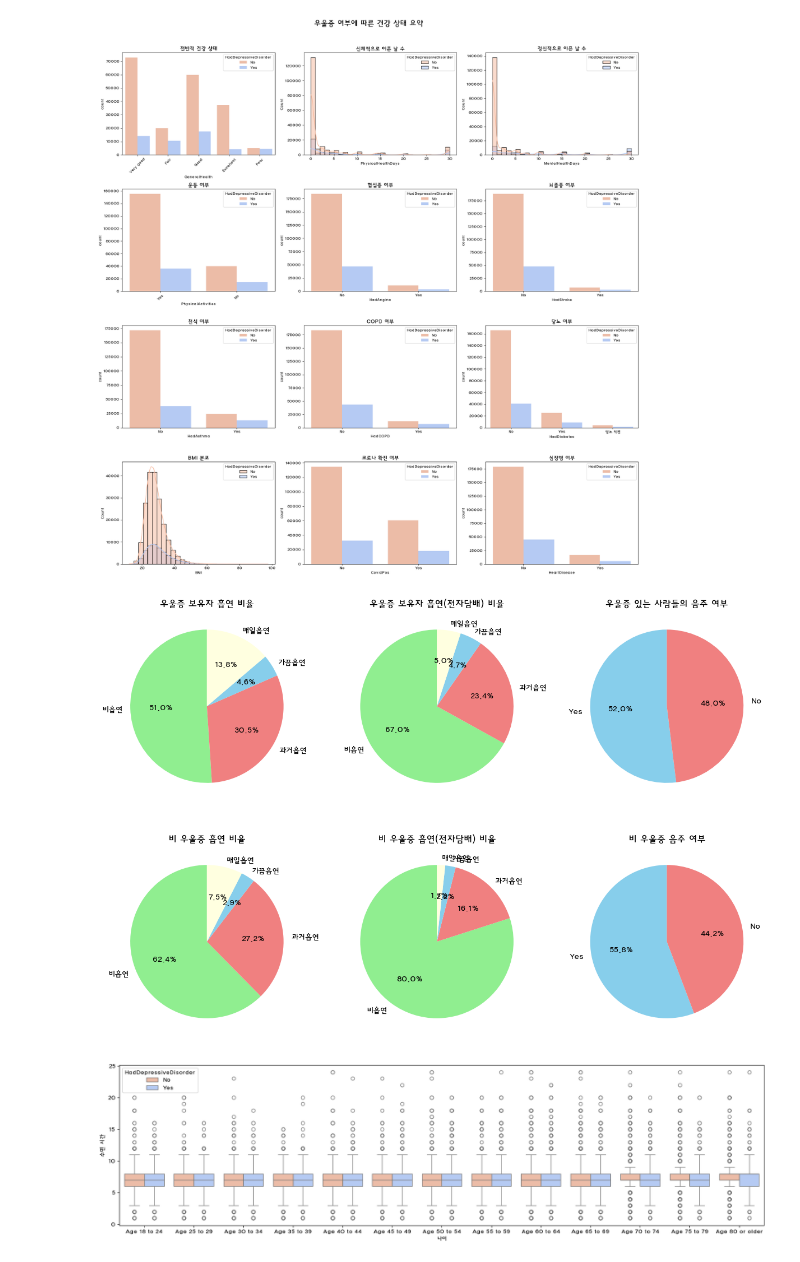
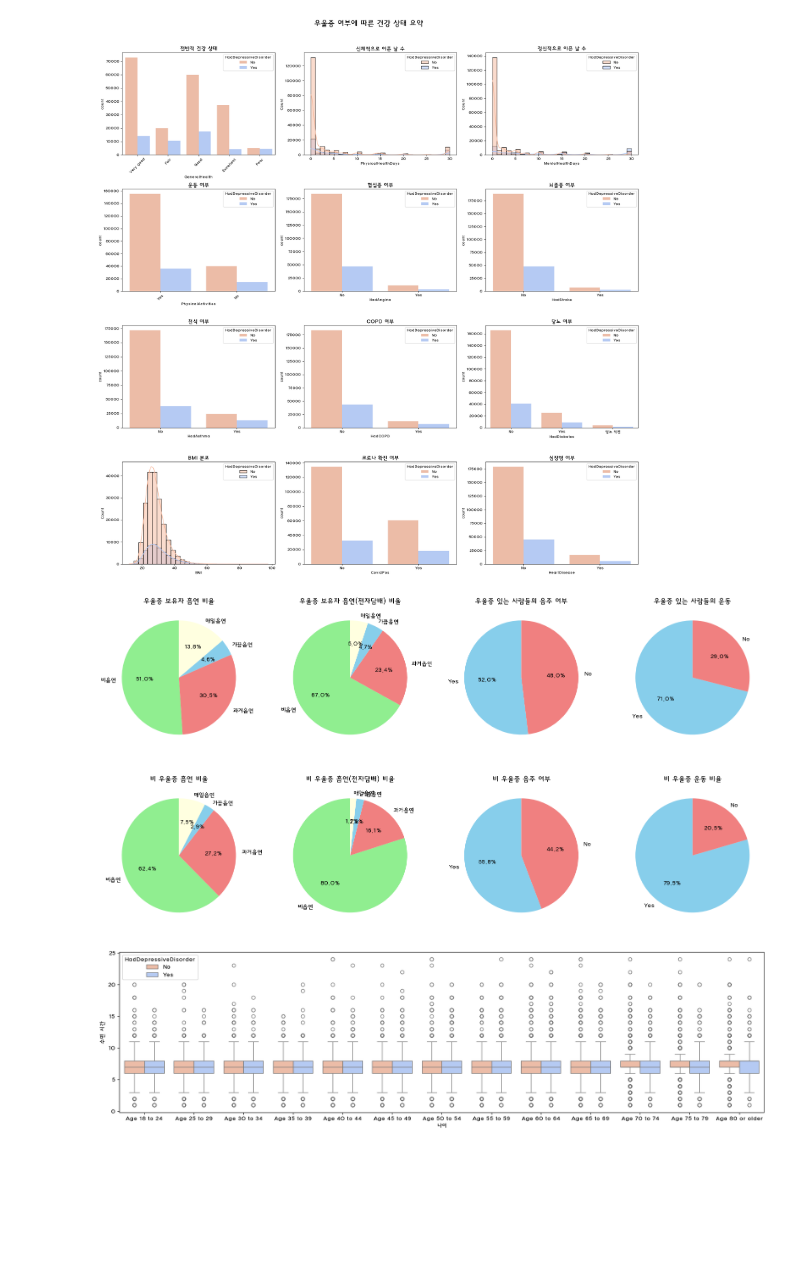
Before and after one commit to Team-3man/disease_analysis, a Jupyter notebook: heart_KSJ.ipynb, the cells around one changed output. Drawn from its saved outputs; the diff is of its cells as text; code cells hidden in the pictures; blank space fills up the shorter version.

```diff
--- a/heart_KSJ.ipynb
+++ b/heart_KSJ.ipynb
@@ -404,7 +404,7 @@ plt.show()
 # %%
 # 우울증이 있는 사람들의 음주/흡연 여부
 
-fig, ax = plt.subplots(2, 3, figsize=(15,10))
+fig, ax = plt.subplots(2, 4, figsize=(20,10))
 
 depressed_df = df[df['HadDepressiveDisorder'] == 'Yes']
 
@@ -453,34 +453,71 @@ ax[1,0].pie(
     autopct='%1.1f%%',
     startangle=90,
     colors=['lightgreen','lightcoral','skyblue','lightyellow']
 )
 ax[1,0].set_title('비 우울증 흡연 비율')
 
 smoke2 = depressed_df2['ECigaretteUsage'].value_counts(normalize=True)
 smoke2 = smoke2.reindex(['비흡연', '과거흡연', '가끔흡연', '매일흡연'])
 ax[1,1].pie(
     smoke2,
     labels=smoke2.index,
     autopct='%1.1f%%',
     startangle=90,
     colors=['lightgreen','lightcoral','skyblue','lightyellow']
 )
 ax[1,1].set_title('비 우울증 흡연(전자담배) 비율')
 
 
 alcohol = depressed_df2['AlcoholDrinkers'].value_counts(normalize=True)
 ax[1,2].pie(
     alcohol,
     labels=alcohol.index,
     autopct='%1.1f%%',
     startangle=90,
     colors=['skyblue','lightcoral',]
 )
 ax[1,2].set_title('비 우울증 음주 여부')
 
+
+# ####
+
+move = depressed_df['PhysicalActivities'].value_counts(normalize=True)
+ax[0,3].pie(
+    move,
+    labels=move.index,
+    autopct='%1.1f%%',
+    startangle=90,
+    colors=['skyblue','lightcoral',]
+)
+ax[0,3].set_title('우울증 있는 사람들의 운동')
+
+
+
+depressed_df2 = df[df['HadDepressiveDisorder'] == 'No']
+
+stop = depressed_df2['PhysicalActivities'].value_counts(normalize=True)
+
+ax[1,3].pie(
+    stop,
+    labels=stop.index,
+    autopct='%1.1f%%',
+    startangle=90,
+    colors=['skyblue','lightcoral',]
+)
+ax[1,3].set_title('비 우울증 운동 비율')
+
 plt.show()
+
+
+
+
+
+
+
+
+plt.show()
 # %% [output]
-[figure, old version]
+[figure, new version]
 # %%
 # 연령/수면 시간에 따른 우울증 여부
 
```
Also changed, not shown: parts of 1 cell of this notebook.
